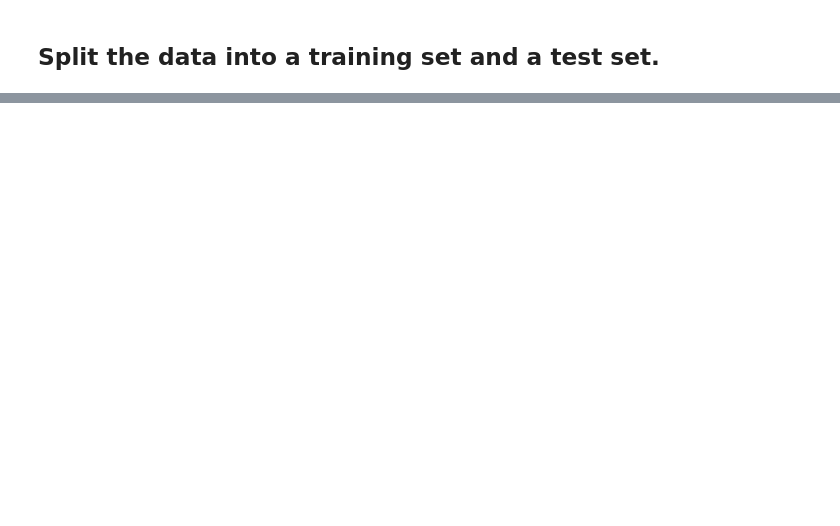
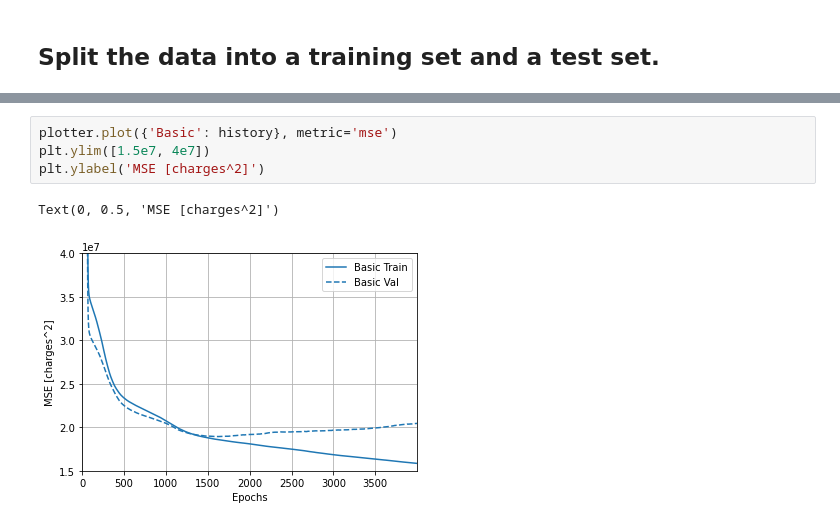
Before and after one commit to LugoBlogger/MLCC-Assignment-05, a Jupyter notebook: medical_cost_forecast.ipynb, the cells around one changed output, grey strips where cells are left out. Saved outputs shown, nothing was run; the diff lists cells and outputs as text; blank space fills up the shorter version.

```diff
--- a/medical_cost_forecast.ipynb
+++ b/medical_cost_forecast.ipynb
@@ -710,0 +376,7 @@ As we plot the joint distribution, we can see at glance that there are so much i
+# %%
+plotter.plot({'Basic': history}, metric='mse')
+plt.ylim([1.5e7, 4e7])
+plt.ylabel('MSE [charges^2]')
+# %% [output]
+Text(0, 0.5, 'MSE [charges^2]')
+[figure, added]
```
Also changed, not shown: parts of 88 cells of this notebook.
